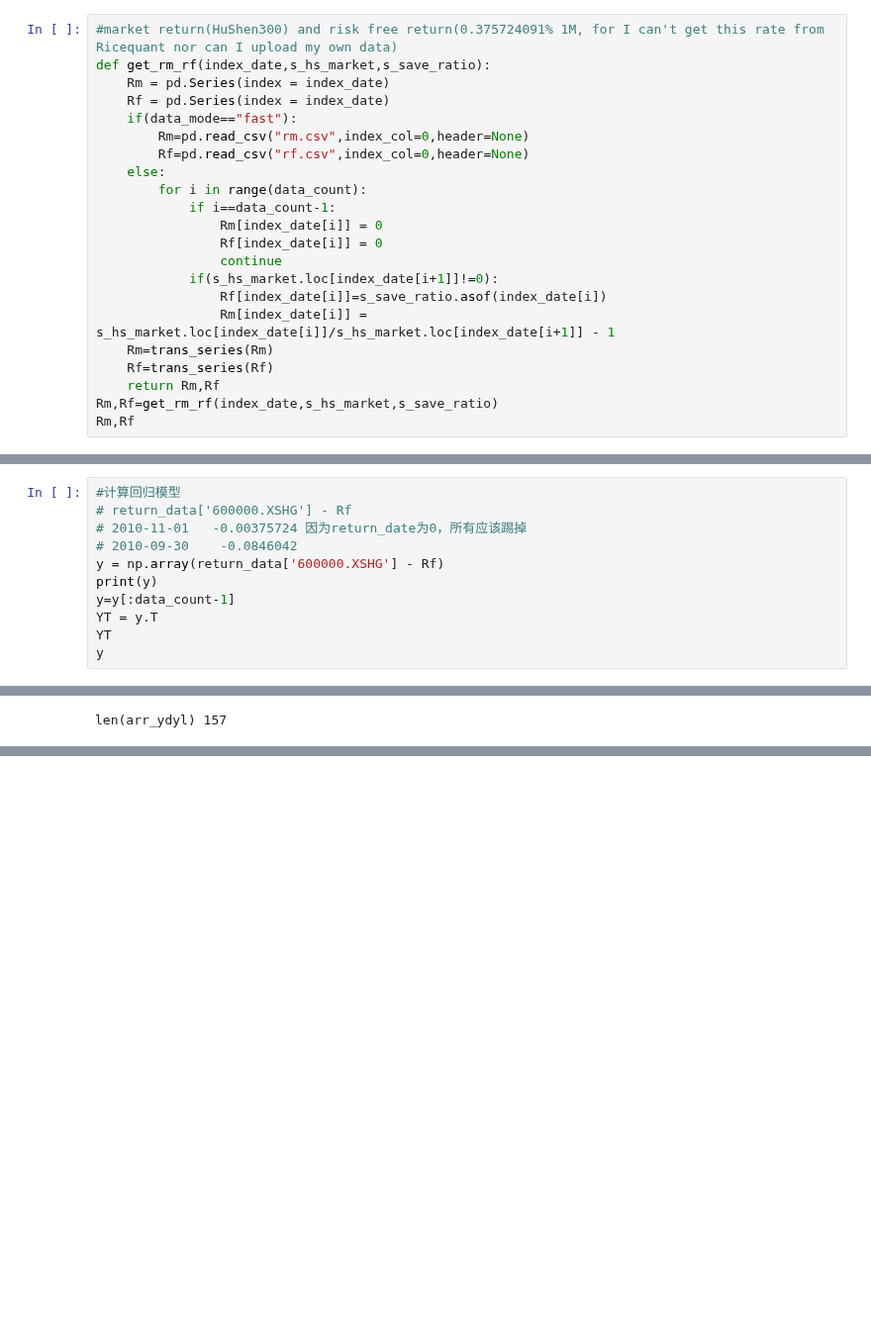
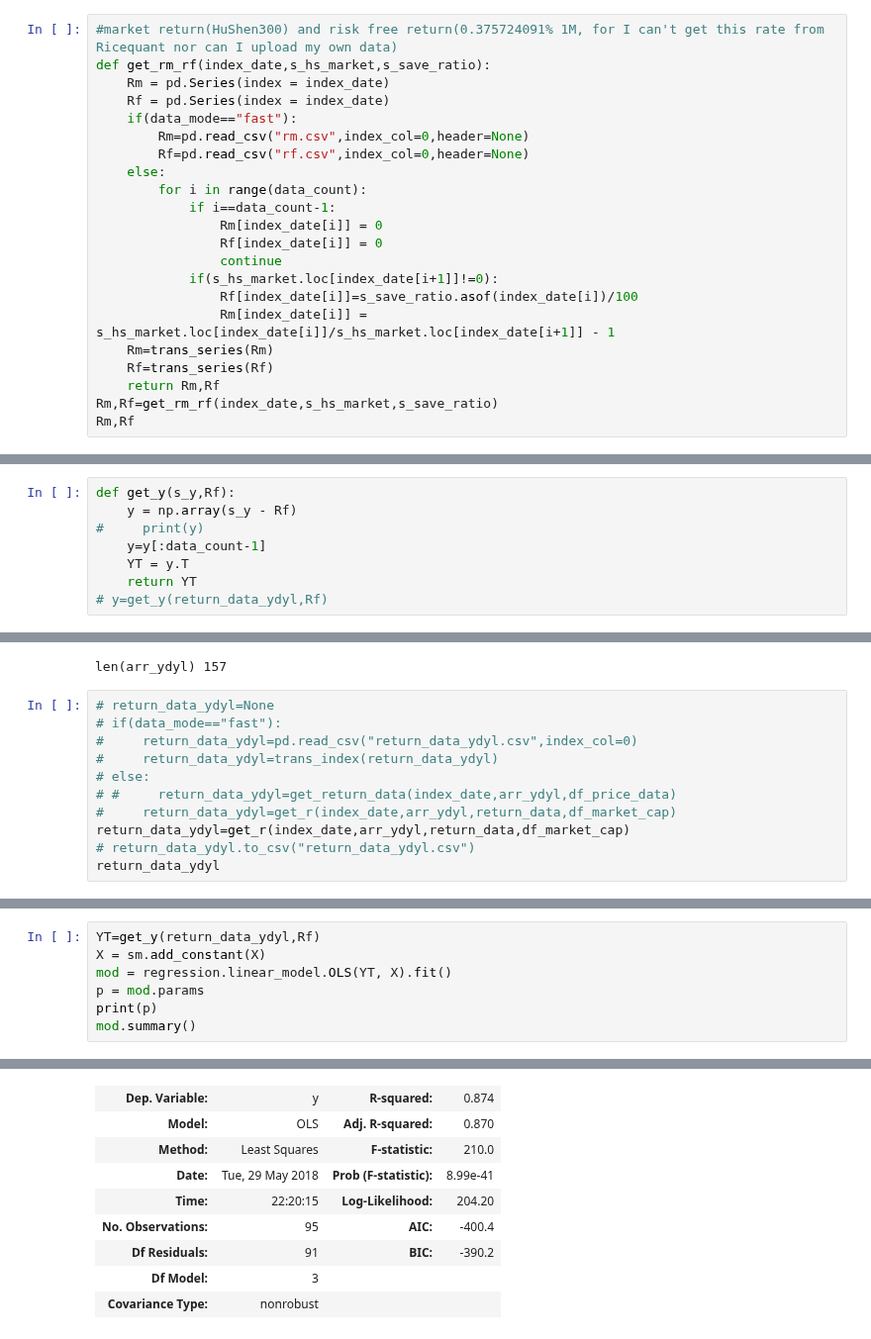
Before and after one commit to brainee/fama, a Jupyter notebook: cs/zy-fama-frech-3-generial.ipynb, the cells around one changed output, grey strips where cells are left out. Shown at 99% size. Saved outputs shown, nothing was run; the diff lists cells and outputs as text; blank space fills up the shorter version.

Commit message:
update ydyl data

```diff
--- a/cs/zy-fama-frech-3-generial.ipynb
+++ b/cs/zy-fama-frech-3-generial.ipynb
@@ -487,7 +490,7 @@ def get_rm_rf(index_date,s_hs_market,s_save_ratio):
                 Rf[index_date[i]] = 0
                 continue
             if(s_hs_market.loc[index_date[i+1]]!=0):
-                Rf[index_date[i]]=s_save_ratio.asof(index_date[i])
+                Rf[index_date[i]]=s_save_ratio.asof(index_date[i])/100
                 Rm[index_date[i]] = s_hs_market.loc[index_date[i]]/s_hs_market.loc[index_date[i+1]] - 1
     Rm=trans_series(Rm)
     Rf=trans_series(Rf)
@@ -516,14 +519,3 @@ Rm,Rf
 #save rm and rf data
 # Rm.to_csv("rm.csv")
 # Rf.to_csv("rf.csv")
-# %%
-#计算回归模型
-# return_data['600000.XSHG'] - Rf
-# 2010-11-01   -0.00375724 因为return_date为0，所有应该踢掉
-# 2010-09-30    -0.0846042
-y = np.array(return_data['600000.XSHG'] - Rf)
-print(y)
-y=y[:data_count-1]
-YT = y.T
-YT
-y
@@ -677,2 +593,10 @@ c0             3.2255      0.785      4.108      0.000       1.666       4.785
+# %%
+def get_y(s_y,Rf):
+    y = np.array(s_y - Rf)
+#     print(y)
+    y=y[:data_count-1]
+    YT = y.T
+    return YT
+# y=get_y(return_data_ydyl,Rf)
 # %%
 # str(concept('一带一路'))
@@ -682,3 +606,14 @@ if(data_type=="net"):
 print('len(arr_ydyl)',len(arr_ydyl))
 # %% [output]
 len(arr_ydyl) 157
+# %%
+# return_data_ydyl=None
+# if(data_mode=="fast"):
+#     return_data_ydyl=pd.read_csv("return_data_ydyl.csv",index_col=0)
+#     return_data_ydyl=trans_index(return_data_ydyl)
+# else:
+# #     return_data_ydyl=get_return_data(index_date,arr_ydyl,df_price_data)
+#     return_data_ydyl=get_r(index_date,arr_ydyl,return_data,df_market_cap)
+return_data_ydyl=get_r(index_date,arr_ydyl,return_data,df_market_cap)
+# return_data_ydyl.to_csv("return_data_ydyl.csv")
+return_data_ydyl
@@ -684,0 +638,8 @@ len(arr_ydyl) 157
+# %%
+YT=get_y(return_data_ydyl,Rf)
+X = sm.add_constant(X)
+mod = regression.linear_model.OLS(YT, X).fit()
+p = mod.params
+print(p)
+mod.summary()
+# %% [output]
@@ -684,0 +648,9 @@ len(arr_ydyl) 157
+| Dep. Variable: | y | R-squared: | 0.874 |
+| Model: | OLS | Adj. R-squared: | 0.870 |
+| Method: | Least Squares | F-statistic: | 210.0 |
+| Date: | Tue, 29 May 2018 | Prob (F-statistic): | 8.99e-41 |
+| Time: | 22:20:15 | Log-Likelihood: | 204.20 |
+| No. Observations: | 95 | AIC: | -400.4 |
+| Df Residuals: | 91 | BIC: | -390.2 |
+| Df Model: | 3 |  |  |
+| Covariance Type: | nonrobust |  |  |
```
Also changed, not shown: parts of 17 cells of this notebook, 3 other files.
